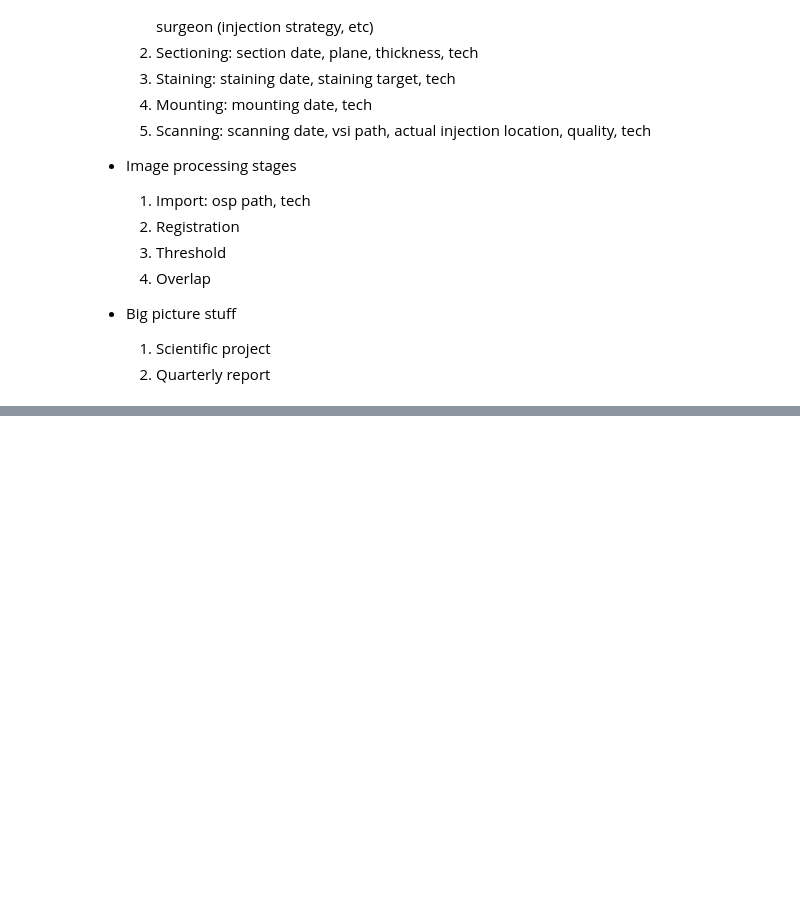
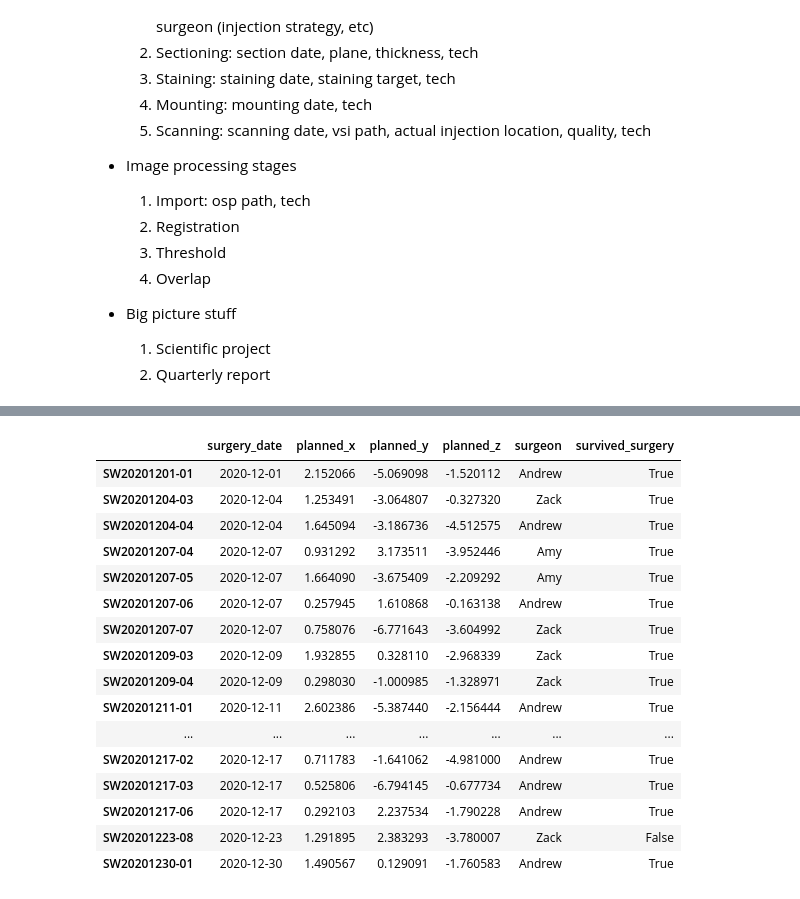
Before and after one commit to muyezhu/connectome, a Jupyter notebook: cic_skills_case_tracker.ipynb, the cells around one changed output, grey strips where cells are left out. Drawn from its saved outputs; the diff is of its cells as text; code cells hidden in the pictures; blank space fills up the shorter version.

```diff
--- a/cic_skills_case_tracker.ipynb
+++ b/cic_skills_case_tracker.ipynb
@@ -343,0 +521,23 @@ df_feb36
+# %%
+# using isin, you can easily include more surgerons. e.g. december cases done by Amy, Zack or Andrew
+selection_creteria = (df_case_tracker['surgery_date'] >= '2020-Dec') & (df_case_tracker['surgeon'].isin({'Amy', 'Zack', 'Andrew'}))
+df_selection = df_case_tracker.loc[selection_creteria]
+df_selection
+# %% [output]
+|  | surgery_date | planned_x | planned_y | planned_z | surgeon | survived_surgery |
+| SW20201201-01 | 2020-12-01 | 2.152066 | -5.069098 | -1.520112 | Andrew | True |
+| SW20201204-03 | 2020-12-04 | 1.253491 | -3.064807 | -0.327320 | Zack | True |
+| SW20201204-04 | 2020-12-04 | 1.645094 | -3.186736 | -4.512575 | Andrew | True |
+| SW20201207-04 | 2020-12-07 | 0.931292 | 3.173511 | -3.952446 | Amy | True |
+| SW20201207-05 | 2020-12-07 | 1.664090 | -3.675409 | -2.209292 | Amy | True |
+| SW20201207-06 | 2020-12-07 | 0.257945 | 1.610868 | -0.163138 | Andrew | True |
+| SW20201207-07 | 2020-12-07 | 0.758076 | -6.771643 | -3.604992 | Zack | True |
+| SW20201209-03 | 2020-12-09 | 1.932855 | 0.328110 | -2.968339 | Zack | True |
+| SW20201209-04 | 2020-12-09 | 0.298030 | -1.000985 | -1.328971 | Zack | True |
+| SW20201211-01 | 2020-12-11 | 2.602386 | -5.387440 | -2.156444 | Andrew | True |
+| ... | ... | ... | ... | ... | ... | ... |
+| SW20201217-02 | 2020-12-17 | 0.711783 | -1.641062 | -4.981000 | Andrew | True |
+| SW20201217-03 | 2020-12-17 | 0.525806 | -6.794145 | -0.677734 | Andrew | True |
+| SW20201217-06 | 2020-12-17 | 0.292103 | 2.237534 | -1.790228 | Andrew | True |
+| SW20201223-08 | 2020-12-23 | 1.291895 | 2.383293 | -3.780007 | Zack | False |
+| SW20201230-01 | 2020-12-30 | 1.490567 | 0.129091 | -1.760583 | Andrew | True |
```
Also changed, not shown: parts of 21 cells of this notebook.
